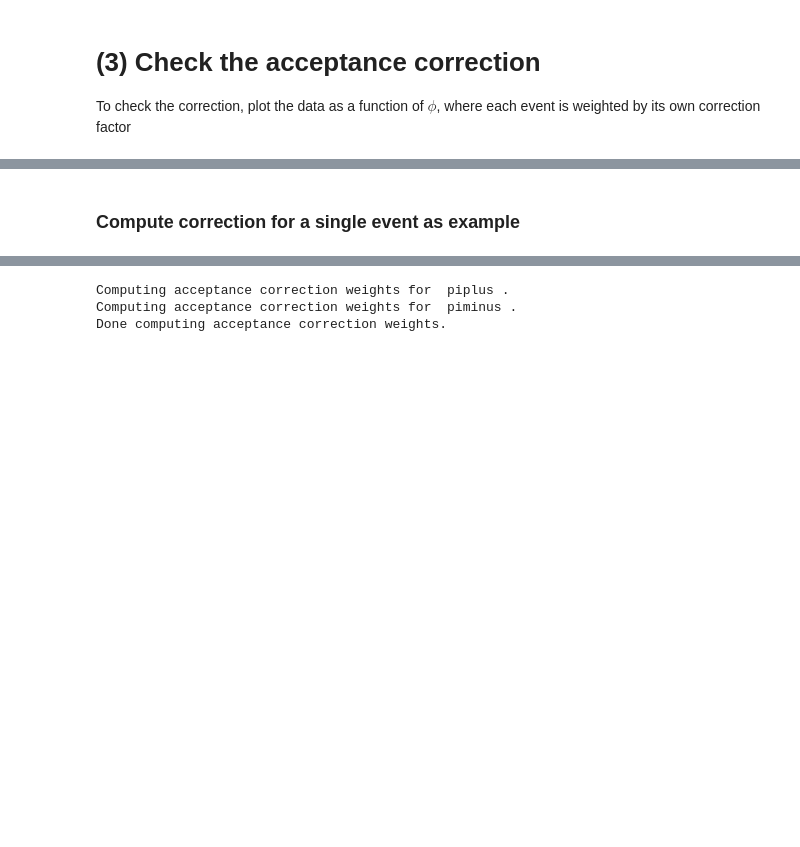
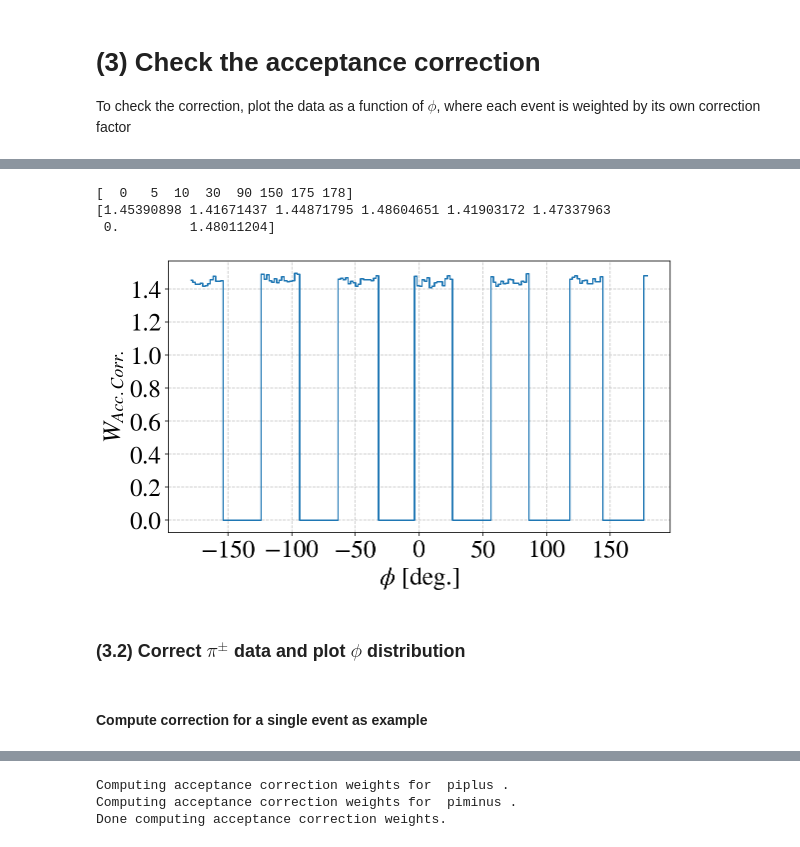
Before and after one commit to erezcoh4/SIDIS_at_BAND, a Jupyter notebook: PythonAnalysis/AcceptanceCorrections/acceptance_matching_and_correction.ipynb, the cells around one changed output, grey strips where cells are left out. Saved outputs shown, nothing was run; the diff lists cells and outputs as text; code cells hidden in the pictures; blank space fills up the shorter version.

```diff
--- a/PythonAnalysis/AcceptanceCorrections/acceptance_matching_and_correction.ipynb
+++ b/PythonAnalysis/AcceptanceCorrections/acceptance_matching_and_correction.ipynb
@@ -203,9 +233,0 @@ plt.tight_layout();
-# %%
-for eepi_GEMC,pi_charge_name,pi_charge_label,pi_idx in zip([eepips_GEMC,eepims_GEMC],pi_charge_names,pi_labels,range(2)):
-    pi_ch = pi_charge_name
-    h[pi_ch+'eff'] = h[pi_ch+'acc']/h[pi_ch+'gen']
-    h_err[pi_ch+'eff'] = h[pi_ch+'eff']*np.sqrt( np.square(h_err[pi_ch+'acc']/h[pi_ch+'acc']) + np.square(h_err[pi_ch+'gen']/h[pi_ch+'gen'])  )
-
-
-    AccCorrec[pi_ch]     = 1./h[pi_ch+'eff']
-    AccCorrec_err[pi_ch] = h_err[pi_ch+'eff']/np.square( h[pi_ch+'eff'] )
@@ -256,5 +305,23 @@ To check the correction, plot the data as a function of $\phi$, where each event
+# %%
+bin_indices = Find_phi_bin( [-180,-170,-160,-120,0,120,170,181] )
+print(bin_indices)
+print(AccCorrecTightFiducial[pi_ch][bin_indices])
+# np.max(df_acc[var_gen][0:10]*r2d)
+# print(phi_centers[Nbins-1])
+
+W_acc_corr = Compute_acceptance_correction_weight( pi_charge_name, phi_centers )
+fig,ax=plt.subplots(figsize=(9,5))
+plt.step( phi_centers, W_acc_corr, where='mid' );
+set_axes(ax,'$\phi$ [deg.]','$W_{Acc. Corr.}$',do_add_grid=True);
+# %% [output]
+[  0   5  10  30  90 150 175 178]
+[1.45390898 1.41671437 1.44871795 1.48604651 1.41903172 1.47337963
+ 0.         1.48011204]
+[figure, added]
+# %% [markdown]
+### (3.2) Correct $\pi^{\pm}$ data and plot $\phi$ distribution
 # %% [markdown]
-### Compute correction for a single event as example
+#### Compute correction for a single event as example
 # %%
 event = e_e_pi[pi_charge_name].iloc[1]
 phi = float(event.pi_Phi)*r2d
```
Also changed, not shown: parts of 42 cells of this notebook, 4 other files.
